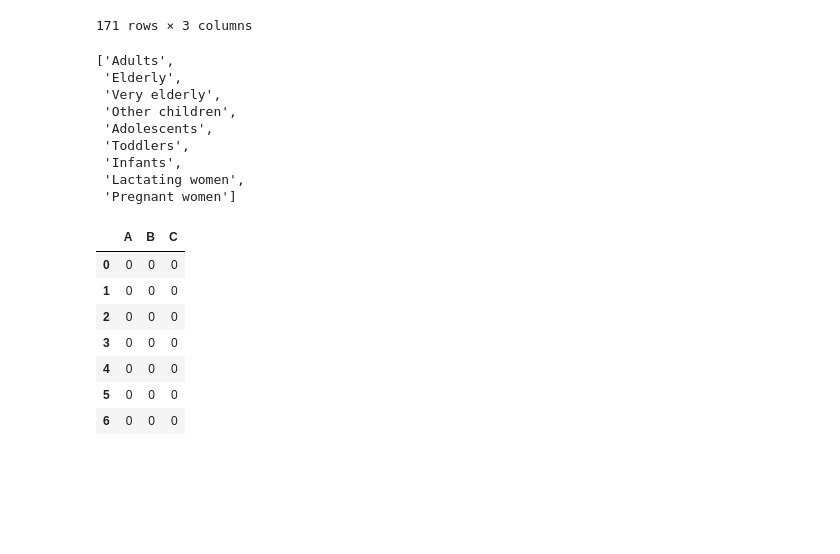
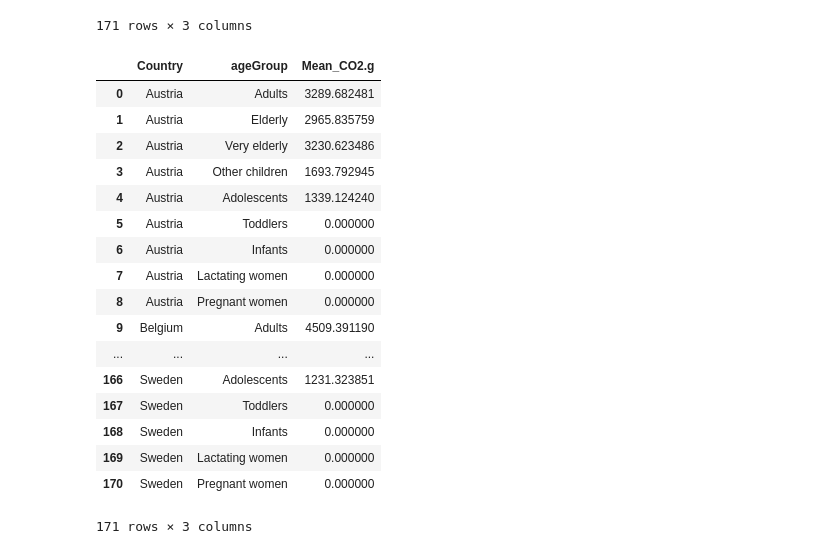
Before and after one commit to mcunha95/carbonfoodprint, a Jupyter notebook: co2_calc.ipynb, the cells around one changed output. Saved outputs shown, nothing was run; the diff lists cells and outputs as text; code cells hidden in the pictures; blank space fills up the shorter version.

Commit message:
overall country table built

```diff
--- a/co2_calc.ipynb
+++ b/co2_calc.ipynb
@@ -66,19 +66,28 @@ countries_df
 | 170 | Sweden | Pregnant women | 0 |
 171 rows × 3 columns
 # %%
-for index, _ in countries_df.iterrows():
+for index, countryRow in countries_df.iterrows():
     countries_df.loc[index, 'Mean_CO2.g'] = 0
-    for iFood, __ in food_data.iterrows():
-        countries_df.loc[index, 'Mean_CO2.g'] = countries_df.loc[index, 'Mean_CO2.g'] + food_data[iFood,'Mean_CO2']
+    for iFood, foodRow in food_data.iterrows():
+        if foodRow['Country'] == countryRow['Country'] and foodRow['Pop_Class'] == countryRow['ageGroup']:
+            countries_df.loc[index, 'Mean_CO2.g'] = countries_df.loc[index, 'Mean_CO2.g'] + foodRow['Mean_CO2.g']
+countries_df
+# %% [output]
+|  | Country | ageGroup | Mean_CO2.g |
+| 0 | Austria | Adults | 3289.682481 |
+| 1 | Austria | Elderly | 2965.835759 |
+| 2 | Austria | Very elderly | 3230.623486 |
+| 3 | Austria | Other children | 1693.792945 |
+| 4 | Austria | Adolescents | 1339.124240 |
+| 5 | Austria | Toddlers | 0.000000 |
+| 6 | Austria | Infants | 0.000000 |
+| 7 | Austria | Lactating women | 0.000000 |
+| 8 | Austria | Pregnant women | 0.000000 |
+| 9 | Belgium | Adults | 4509.391190 |
+| ... | ... | ... | ... |
+| 166 | Sweden | Adolescents | 1231.323851 |
+| 167 | Sweden | Toddlers | 0.000000 |
+| 168 | Sweden | Infants | 0.000000 |
+| 169 | Sweden | Lactating women | 0.000000 |
+| 170 | Sweden | Pregnant women | 0.000000 |
+171 rows × 3 columns
-# %%
-ageGroup
-# %% [output]
-['Adults',
- 'Elderly',
- 'Very elderly',
- 'Other children',
- 'Adolescents',
- 'Toddlers',
- 'Infants',
- 'Lactating women',
- 'Pregnant women']
@@ -87,13 +93,0 @@ len(co2_data)
-# %%
-pd.DataFrame([[0]*3]*7, columns=['A', 'B', 'C'])
-
-#[[0] * len(food_data['Pop_Class'].unique()) * len(food_data['Country'].unique())]*3
-# %% [output]
-|  | A | B | C |
-| 0 | 0 | 0 | 0 |
-| 1 | 0 | 0 | 0 |
-| 2 | 0 | 0 | 0 |
-| 3 | 0 | 0 | 0 |
-| 4 | 0 | 0 | 0 |
-| 5 | 0 | 0 | 0 |
-| 6 | 0 | 0 | 0 |
```
Also changed, not shown: parts of 2 cells of this notebook, 1 other file.
